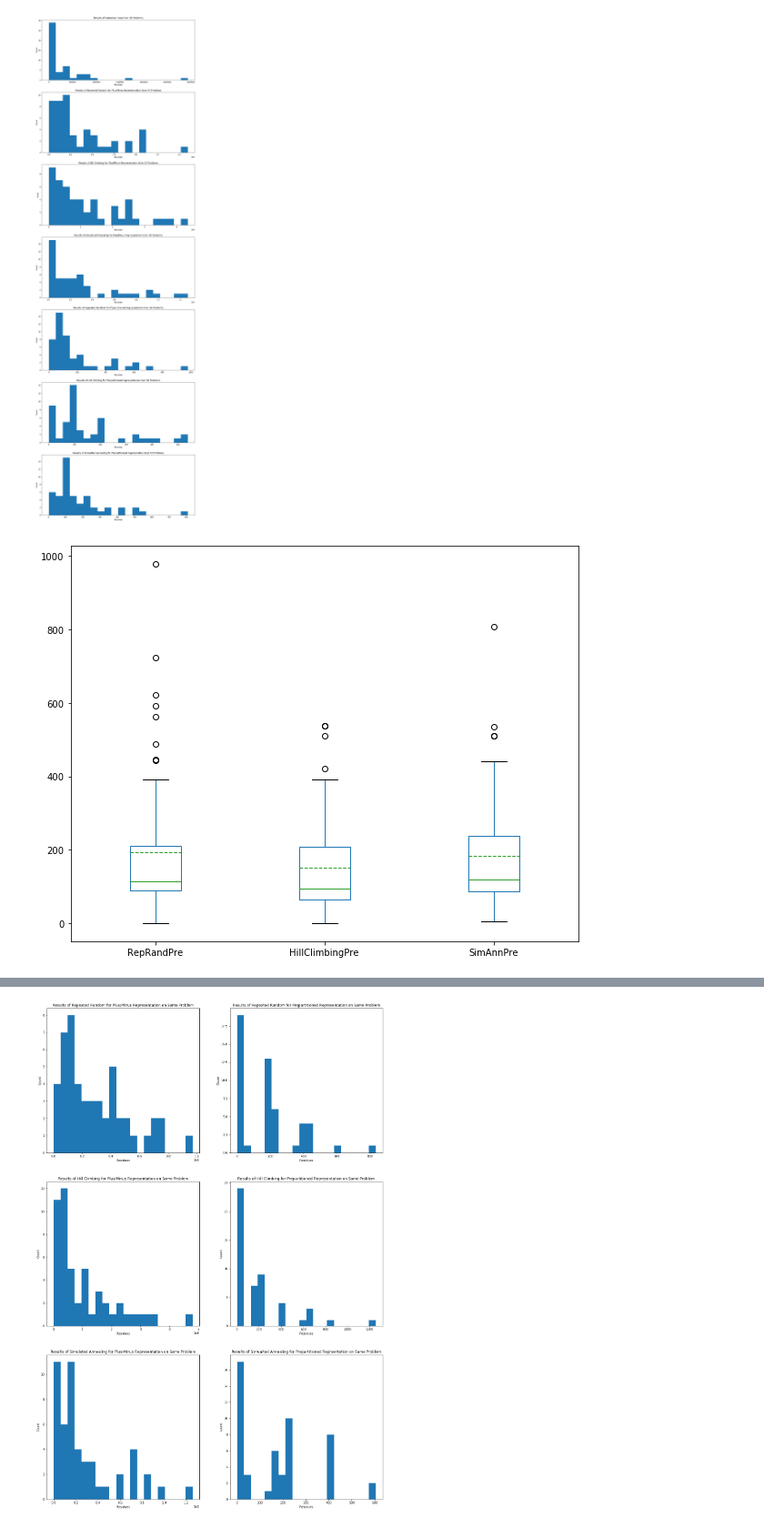
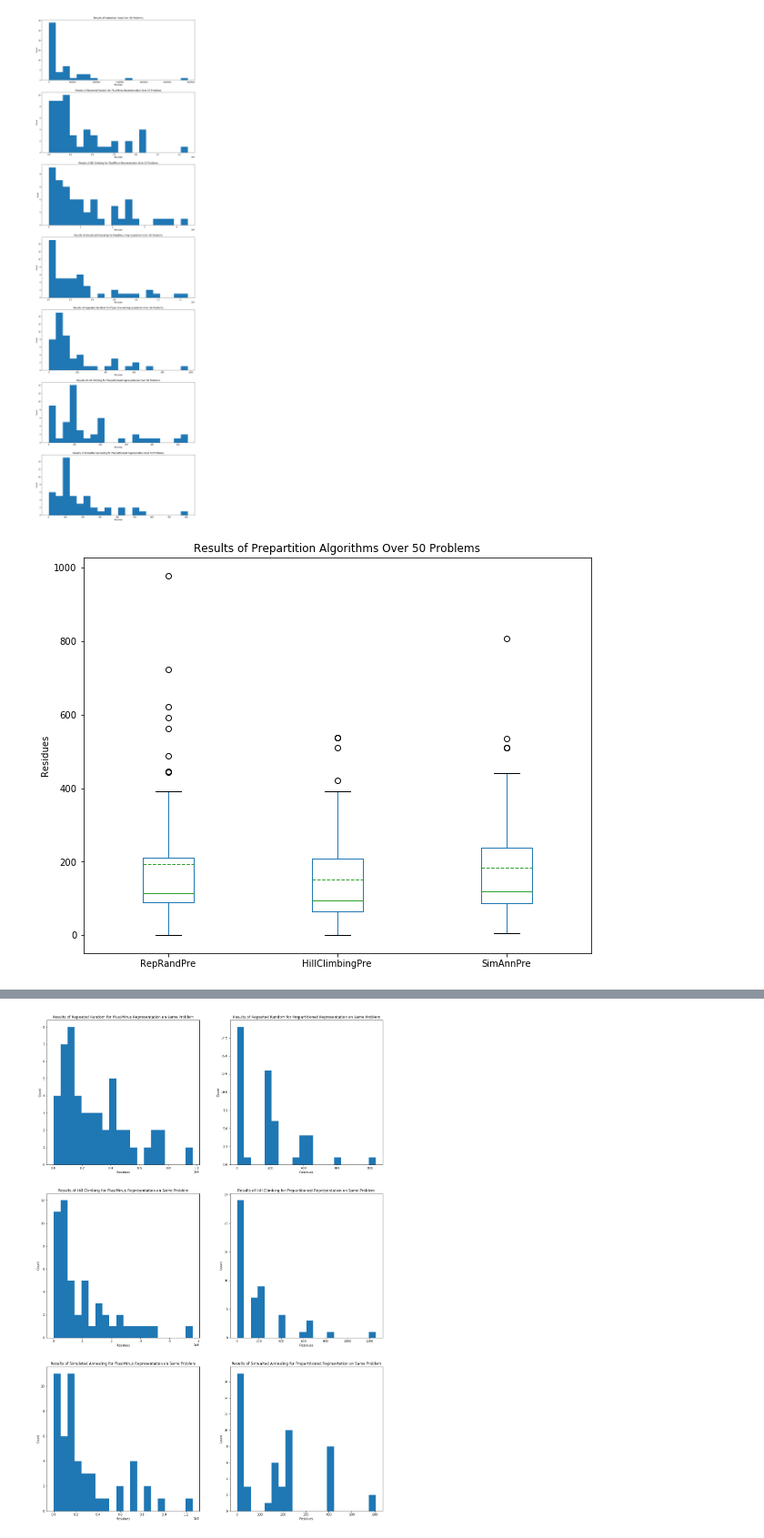
Before and after one commit to valvarez1218/CS124-ProgramPset3, a Jupyter notebook: results.ipynb, the cells around one changed output, grey strips where cells are left out. Shown at 91% size. Saved outputs shown, nothing was run; the diff lists cells and outputs as text; code cells hidden in the pictures.

```diff
--- a/results.ipynb
+++ b/results.ipynb
@@ -38,9 +38,11 @@ plt.show()
 # %% [output]
 [figure]
 # %%
-data[['RepRandPre', 'HillClimbingPre', 'SimAnnPre']].plot(kind='box', showmeans=True, meanline=True, figsize=(10, 8))
-
+data[['RepRandPre', 'HillClimbingPre', 'SimAnnPre']].plot(kind='box', showmeans=True,
+                                                          meanline=True, figsize=(10, 8),
+                                                         ylabel='Residues',
+                                                        title='Results of Prepartition Algorithms Over 50 Problems')
 plt.show()
 # %% [output]
-[figure, old version]
+[figure, new version]
 # %%
```
Also changed, not shown: parts of 3 cells of this notebook.
